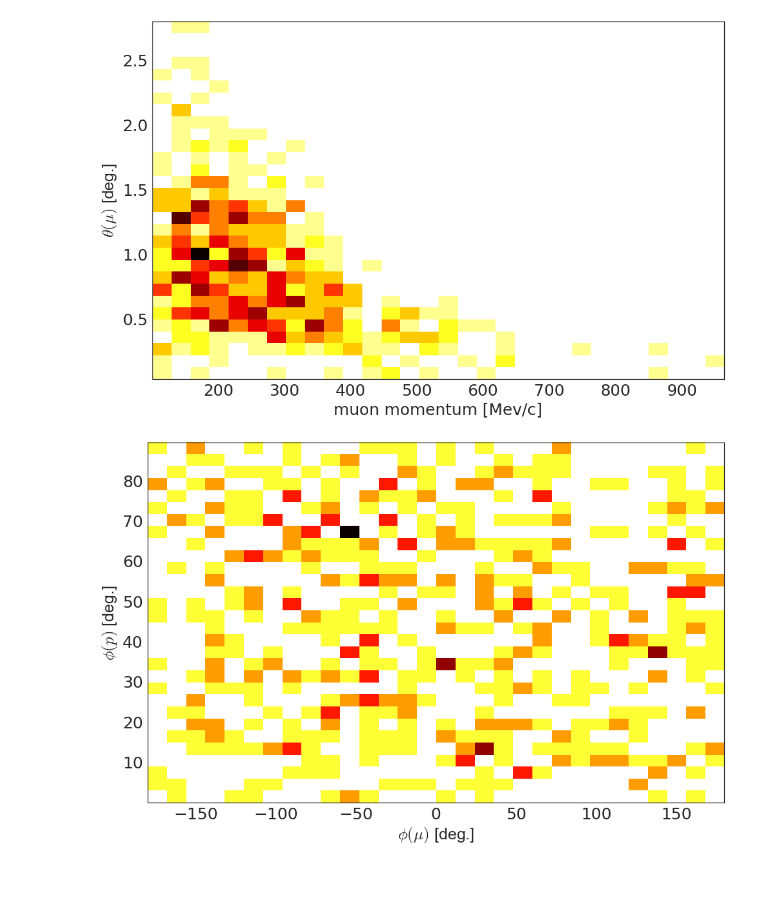
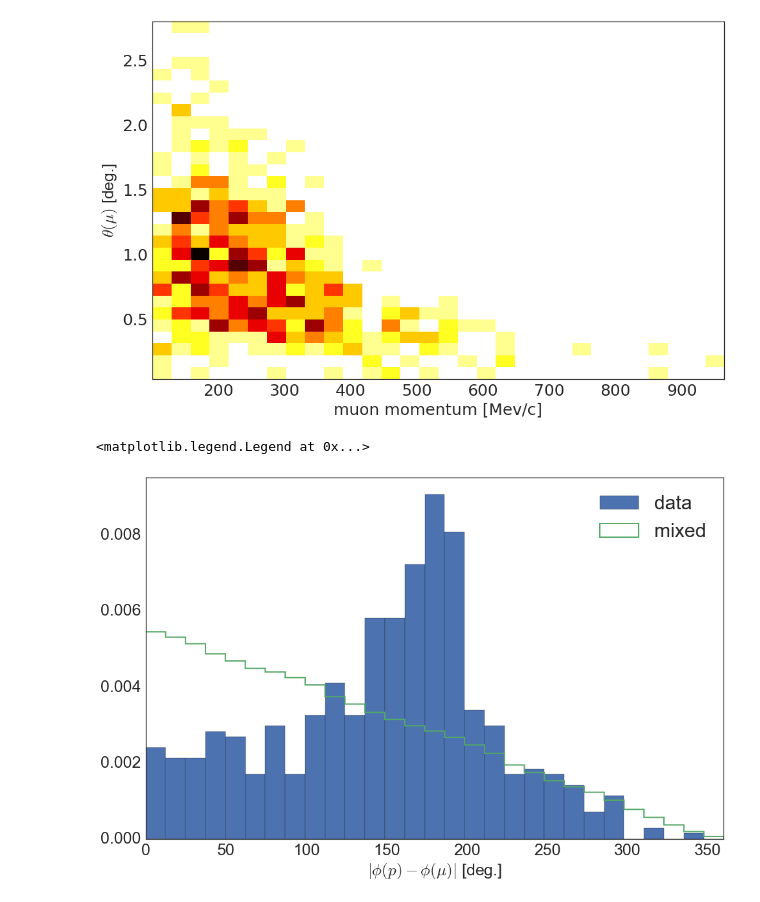
Before and after one commit to erezcoh4/AnalysisTreesInformation, a Jupyter notebook: AnaTreesPackage/notebooks/CCQE_events_anafile_plos.ipynb, the cells around one changed output. Drawn from its saved outputs; the diff is of its cells as text; code cells hidden in the pictures.

```diff
--- a/AnaTreesPackage/notebooks/CCQE_events_anafile_plos.ipynb
+++ b/AnaTreesPackage/notebooks/CCQE_events_anafile_plos.ipynb
@@ -4,4 +4,4 @@ from notebooks_tools import *
 %matplotlib inline
 # %%
 data = pd.read_csv('/Users/erezcohen/Desktop/uBoone/analysis/AnaFiles/BNB_ANA/Features_larlite_BNB5e19_mu-p_maxp_pscore0.9_Dec2016.csv')
-data
+mixed = pd.read_csv('/Users/erezcohen/Desktop/uBoone/analysis/AnaFiles/BNB_ANA/Features_larlite_BNB5e19_mu-p_maxp_pscore0.9_Dec2016_mixed.csv')
@@ -56,9 +37,20 @@ plot_2d_hist( data.mu_P , data.mu_theta , bins=30 , cmap='hot_r',
              figsize=(16,10) , fontsize=25 , weights=None);
 # %% [output]
 [figure]
-# %%
-plot_2d_hist(  np.mod(180/3.14*data.mu_phi,90) , np.mod(180/3.14*data.p_phi,90) , bins=30 , cmap='hot_r',
-             xlabel='$\\phi(\\mu)$ [deg.]' , ylabel='$\\phi(p)$ [deg.]' ,
-             figsize=(16,10) , fontsize=25 , weights=None);
-# %% [output]
-[figure, removed]
+# %%
+ax , h , bins , patches = plot_1d_hist( 180/3.14*np.abs(data.mu_phi - data.p_phi) ,
+                                       bins=np.linspace(0,360,30) ,
+                                       xlabel='$|\\phi(p)-\\phi(\\mu)|$ [deg.]' ,
+                                       label = 'data',
+                                       figsize=(16,10),
+                                       normed=1);
+plt.hist(180/3.14*np.abs(mixed.mu_phi - mixed.p_phi),histtype='step',label='mixed',linewidth=2,normed=1,bins=np.linspace(0,360,30));
+
+mid = 0.5*(bins[1:] + bins[:-1])
+# ax.bar(mid, h, yerr=np.sqrt(h), linewidth=0,error_kw=dict(ecolor='black', lw=2, capsize=5, capthick=2))
+# ax.set_ylim(0,1.02*np.max(h+np.sqrt(h)))
+ax.set_xlim(0,360)
+plt.legend(loc='upper right',fontsize=30)
+# %% [output]
+<matplotlib.legend.Legend at 0x...>
+[figure, added]
```
Also changed, not shown: parts of 3 cells of this notebook, 3 other files.
